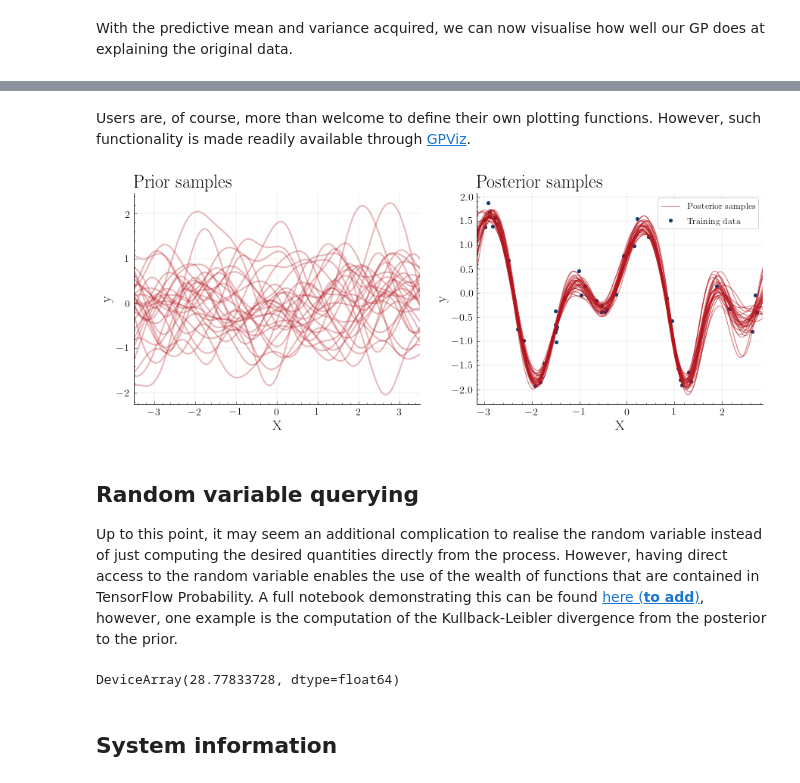
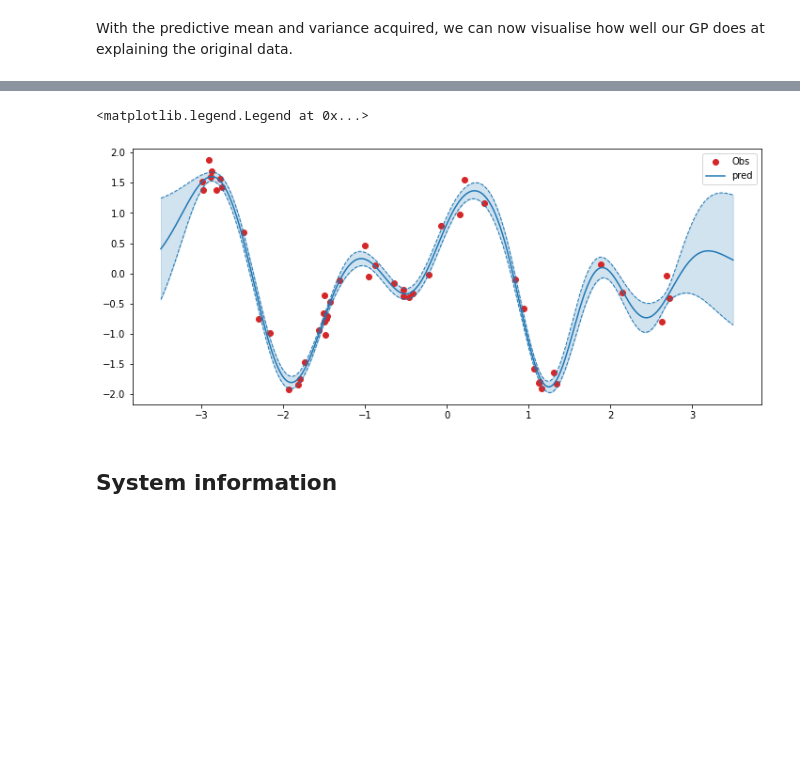
Before and after one commit to JaxGaussianProcesses/GPJax, a Jupyter notebook: docs/nbs/regression.ipynb, the cells around one changed output, grey strips where cells are left out. Drawn from its saved outputs; the diff is of its cells as text; code cells hidden in the pictures; blank space fills up the shorter version.

```diff
--- a/docs/nbs/regression.ipynb
+++ b/docs/nbs/regression.ipynb
@@ -110,8 +86,8 @@ To learn the optimal set of hyperparameters, we'll optimise the marginal log-lik
 # %%
 from jax import jit
 
-mll = jit(gpx.marginal_ll(posterior, transform=constrainer, negative=True))
-mll(params, training)
+mll = jit(posterior.marginal_log_likelihood(training, constrainer, negative=True))
+mll(params)
 # %% [output]
 DeviceArray(65.46704582, dtype=float64)
 # %% [markdown]
@@ -121,5 +97,6 @@ Note that most optimisers (including here) minimise a given function. Truly, we
 
 We can now define an optimiser using one of the optimiser's supplied in Jax's `experimental` module. For this example we'll use the adam optimiser with a step-size of $0.01$.
 # %%
+from gpjax.abstractions import fit
 opt_init, opt_update, get_params = optimizers.adam(step_size=0.01)
-opt_state = opt_init(params)
+final_params = fit(mll, params, opt_init, opt_update, get_params, n_iters=500)
@@ -154,6 +105,6 @@ ax.plot(range(1, nits + 1), mlls)
 
 The exact value of our learned parameters can often be useful in answering certain questions about the underlying process. To find these values, we should untransfom them so that they are redefined on the original constrained space.
 # %%
-final_params = constrainer(get_params(opt_state))
-final_params
+final_params = gpx.transform(final_params, constrainer)
+pp.pprint(final_params)
 # %% [output]
@@ -186,6 +121,6 @@ Using this random variable, we can directly compute the predictive mean and vari
 # %%
-mu = predictive_rv.mean()
-sigma = predictive_rv.variance()
-one_stddev = 1.96 * jnp.sqrt(sigma)
+mu = posterior.mean(training, final_params)(xtest)
+sigma = posterior.variance(training, final_params)(xtest)
+one_stddev = jnp.sqrt(jnp.diag(sigma))
 # %% [markdown]
 With the predictive mean and variance acquired, we can now visualise how well our GP does at explaining the original data.
@@ -211,40 +127,15 @@ posterior_samples = gpx.sample(key, predictive_rv, n_samples=20)
-# %% [markdown]
-Users are, of course, more than welcome to define their own plotting functions. However, such functionality is made readily available through [GPViz](https://github.com/thomaspinder/GPViz).
-# %%
-fig, ax = plt.subplots(ncols=2, figsize=(14, 5))
-gpv.plot(
-    key,
-    prior,
-    params,
-    gpx.Dataset(X=xtest),
-    ax=ax[0],
-    n_samples=30,
-    title="Prior samples",
-)
-gpv.plot(
-    key,
-    posterior,
-    final_params,
-    training,
-    xtest,
-    n_samples=30,
-    std_devs=[],
-    legend=True,
-    title="Posterior samples",
-    mean=False,
-    ax=ax[1],
-)
-# %% [output]
-[figure, removed]
-# %% [markdown]
-## Random variable querying
-
-Up to this point, it may seem an additional complication to realise the random variable instead of just computing the desired quantities directly from the process. However, having direct access to the random variable enables the use of the wealth of functions that are contained in TensorFlow Probability. A full notebook demonstrating this can be found [here (__to add__)](), however, one example is the computation of the Kullback-Leibler divergence from the posterior to the prior.
-# %%
-prior_rv = gpx.random_variable(prior, final_params, gpx.Dataset(X=xtest, y=ytest))
-predictive_rv.kl_divergence(prior_rv)
-# %% [output]
-DeviceArray(28.77833728, dtype=float64)
+# %%
+fig, ax = plt.subplots(figsize=(12, 5))
+ax.plot(x, y, 'o', label='Obs', color='tab:red')
+ax.plot(xtest, mu, label='pred', color='tab:blue')
+ax.fill_between(xtest.squeeze(), mu.squeeze()-one_stddev, mu.squeeze() + one_stddev, alpha=0.2, color='tab:blue')
+ax.plot(xtest, mu.squeeze()-one_stddev, color='tab:blue', linestyle='--', linewidth=1)
+ax.plot(xtest, mu.squeeze()+one_stddev, color='tab:blue', linestyle='--', linewidth=1)
+
+ax.legend()
+# %% [output]
+<matplotlib.legend.Legend at 0x...>
+[figure, added]
 # %% [markdown]
 ## System information
 # %%
```
Also changed, not shown: parts of 26 cells of this notebook, 54 other files.
